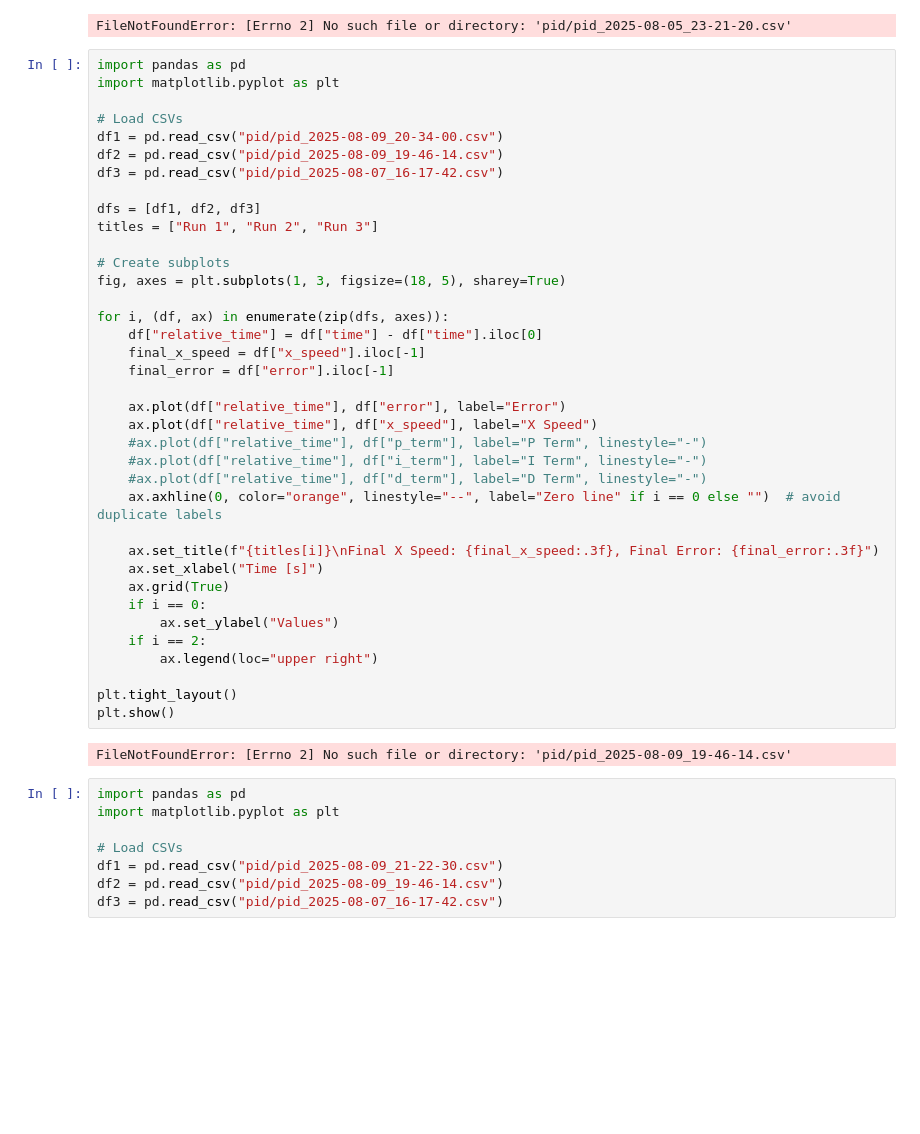
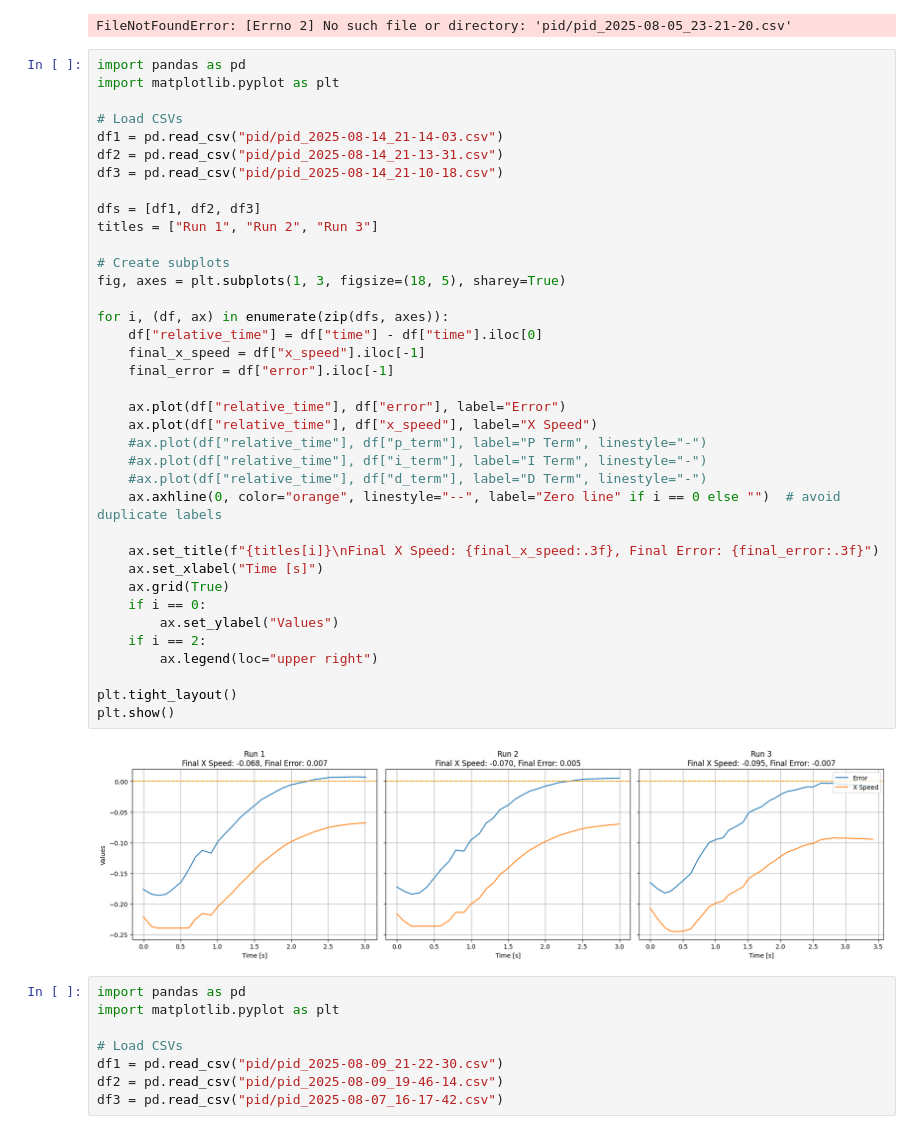
Before and after one commit to KarolChudzicki/Master-Thesis, a Jupyter notebook: Plots/pid_plots.ipynb, the cells around one changed output. Drawn from its saved outputs; the diff is of its cells as text; blank space fills up the shorter version.

```diff
--- a/Plots/pid_plots.ipynb
+++ b/Plots/pid_plots.ipynb
@@ -76,40 +76,40 @@ import pandas as pd
 import matplotlib.pyplot as plt
 
 # Load CSVs
-df1 = pd.read_csv("pid/pid_2025-08-09_20-34-00.csv")
-df2 = pd.read_csv("pid/pid_2025-08-09_19-46-14.csv")
-df3 = pd.read_csv("pid/pid_2025-08-07_16-17-42.csv")
+df1 = pd.read_csv("pid/pid_2025-08-14_21-14-03.csv")
+df2 = pd.read_csv("pid/pid_2025-08-14_21-13-31.csv")
+df3 = pd.read_csv("pid/pid_2025-08-14_21-10-18.csv")
 
 dfs = [df1, df2, df3]
 titles = ["Run 1", "Run 2", "Run 3"]
 
 # Create subplots
 fig, axes = plt.subplots(1, 3, figsize=(18, 5), sharey=True)
 
 for i, (df, ax) in enumerate(zip(dfs, axes)):
     df["relative_time"] = df["time"] - df["time"].iloc[0]
     final_x_speed = df["x_speed"].iloc[-1]
     final_error = df["error"].iloc[-1]
 
     ax.plot(df["relative_time"], df["error"], label="Error")
     ax.plot(df["relative_time"], df["x_speed"], label="X Speed")
     #ax.plot(df["relative_time"], df["p_term"], label="P Term", linestyle="-")
     #ax.plot(df["relative_time"], df["i_term"], label="I Term", linestyle="-")
     #ax.plot(df["relative_time"], df["d_term"], label="D Term", linestyle="-")
     ax.axhline(0, color="orange", linestyle="--", label="Zero line" if i == 0 else "")  # avoid duplicate labels
 
     ax.set_title(f"{titles[i]}\nFinal X Speed: {final_x_speed:.3f}, Final Error: {final_error:.3f}")
     ax.set_xlabel("Time [s]")
     ax.grid(True)
     if i == 0:
         ax.set_ylabel("Values")
     if i == 2:
         ax.legend(loc="upper right")
 
 plt.tight_layout()
 plt.show()
 # %% [output]
-FileNotFoundError: [Errno 2] No such file or directory: 'pid/pid_2025-08-09_19-46-14.csv'
+[figure, added]
 # %%
 import pandas as pd
 import matplotlib.pyplot as plt
```
Also changed, not shown: 1 other file.
